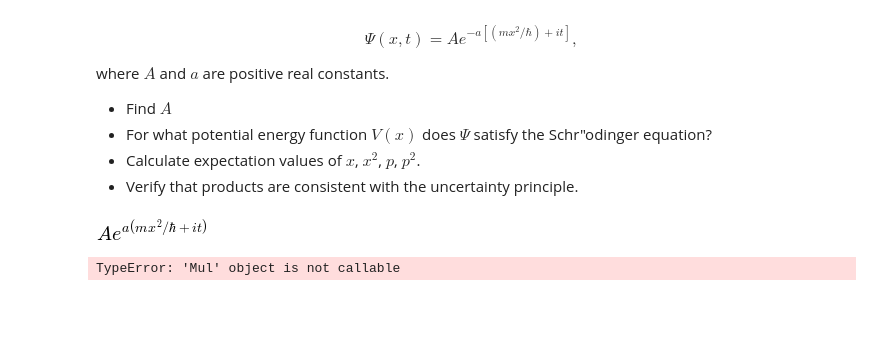
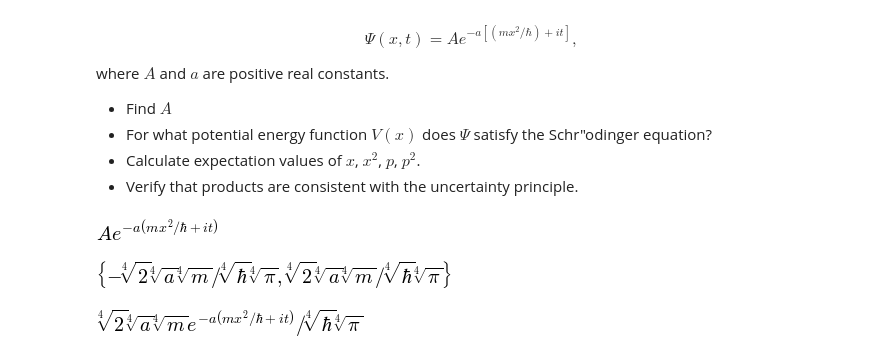
Before and after one commit to tachycline/PHYS362, a Jupyter notebook: Problem 1.9 .ipynb, the cells around one changed output. Saved outputs shown, nothing was run; the diff lists cells and outputs as text; code cells hidden in the pictures; blank space fills up the shorter version.

```diff
--- a/Problem 1.9 .ipynb
+++ b/Problem 1.9 .ipynb
@@ -14,24 +14,30 @@ where $A$ and $a$ are positive real constants.
 # %%
 import sympy as sp
 from sympy.physics.quantum.constants import hbar
 
 sp.init_printing()
 
 A, a, m = sp.symbols ("A a m", real = True, positive = True)
-x,t = sp.symbols ("x t", real = True)
+x, t = sp.symbols ("x t", real = True)
 
-Psi = A*sp.exp(a*((m*x**2/hbar)+sp.I*t))
+Psi = A*sp.exp(-a*((m*x**2/hbar)+sp.I*t))
 Psi
 # %% [output]
-[figure, old version]
+[figure, new version]
 # %%
-#Psi squares
+#Psi squared
 Psisq = Psi*sp.conjugate(Psi)
 
 #set normalization condition
-normalization_condition = sp.Eq(1, sp.integrate, (Psisq (x, -sp.oo, sp.oo)))
+normalization_condition  = sp.Eq(1, sp.integrate(Psisq, (x, -sp.oo, sp.oo)))
 
 #solve for A
-sp.solveset (normalization_condition, A)
+values= sp.solveset (normalization_condition, A)
+values
 # %% [output]
-TypeError: 'Mul' object is not callable
+[figure, added]
+# %%
+Psi = Psi.subs(A, next(iter(values)))
+Psi
+# %% [output]
+[figure, added]
```
Also changed, not shown: parts of 17 cells of this notebook, 1 other file.
